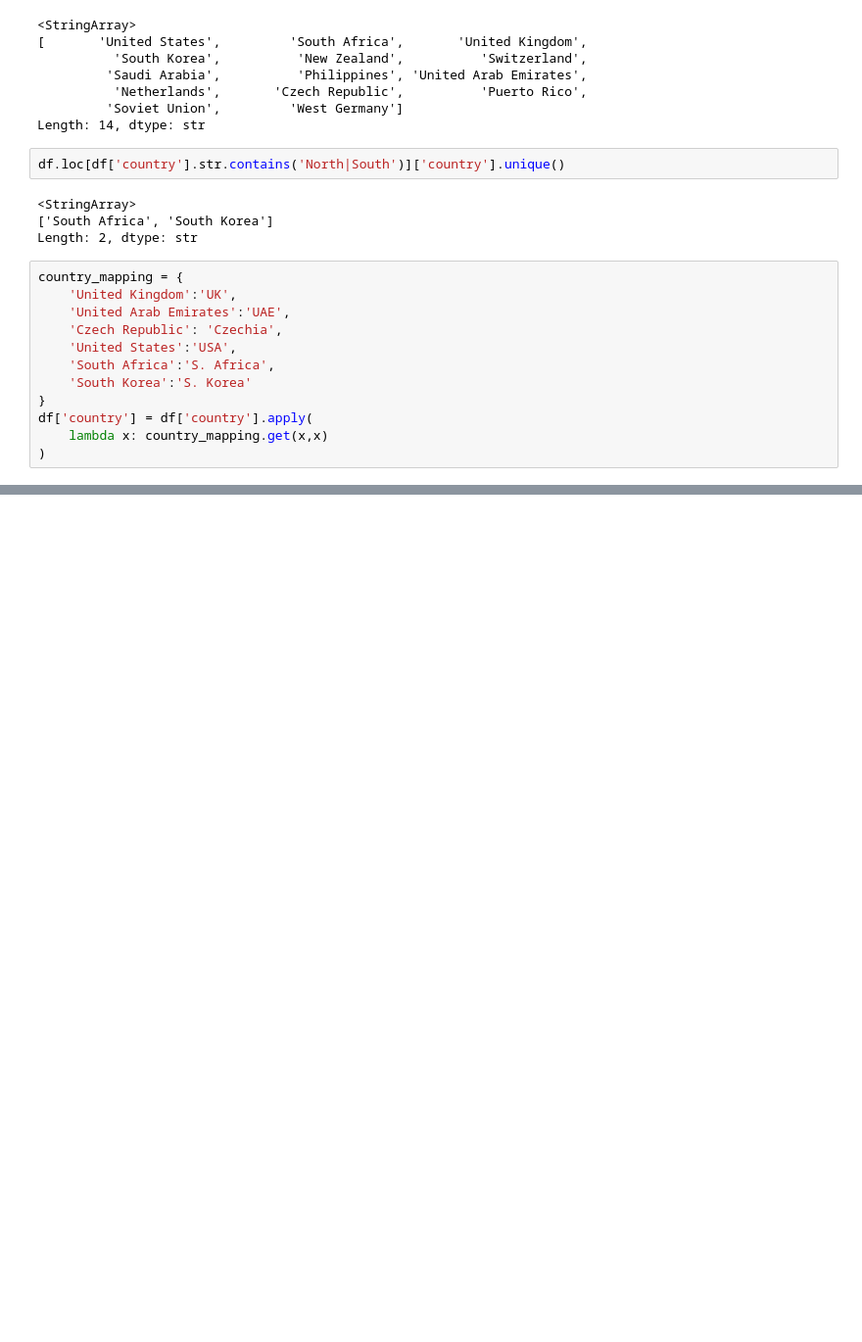
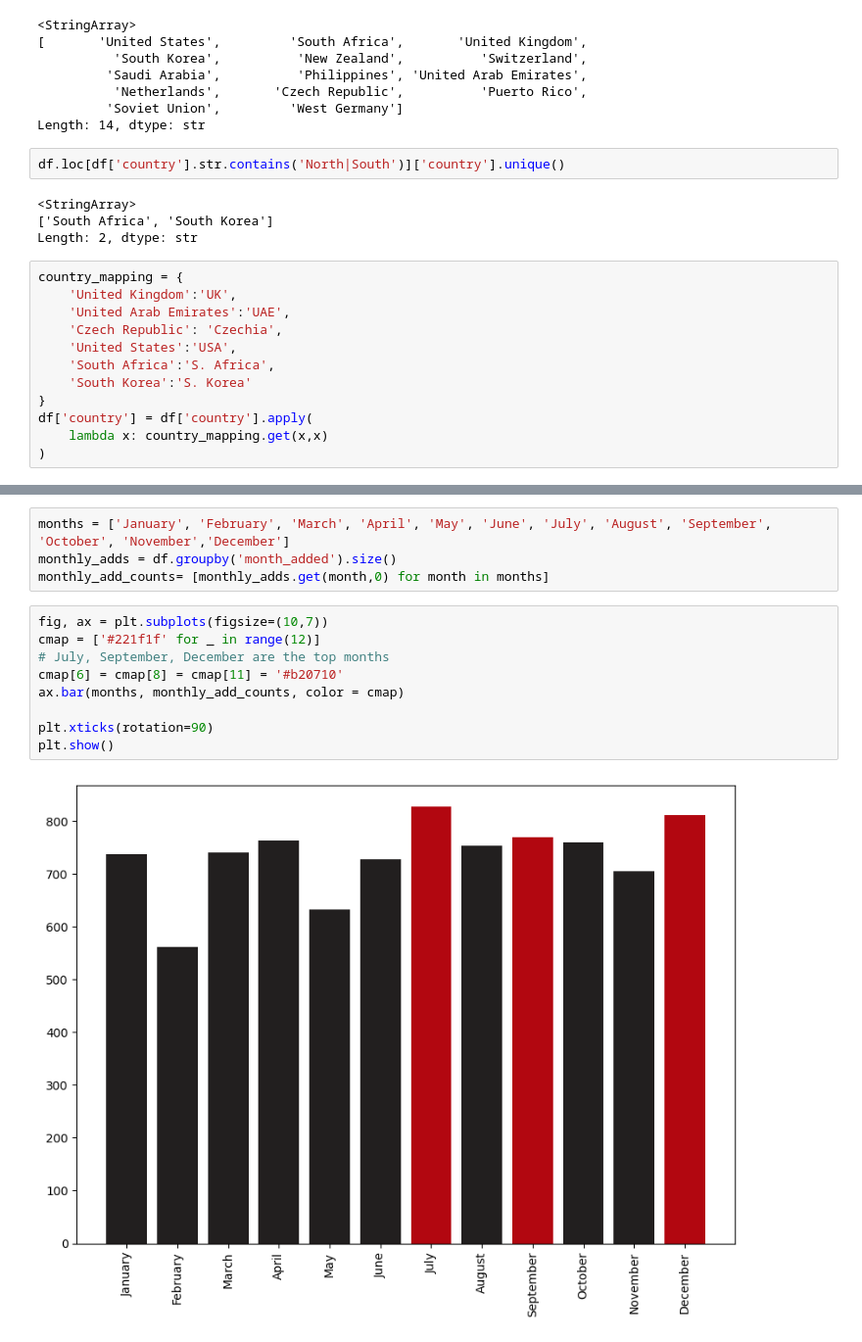
Before and after one commit to cafesmire/notebooks, a Jupyter notebook: netflix/netflix_eda.ipynb, the cells around one changed output, grey strips where cells are left out. Shown at 98% size. Saved outputs shown, nothing was run; the diff lists cells and outputs as text; blank space fills up the shorter version.

```diff
--- a/netflix/netflix_eda.ipynb
+++ b/netflix/netflix_eda.ipynb
@@ -228,0 +239,15 @@ np.triu_indices_from(mask)
+# %%
+months = ['January', 'February', 'March', 'April', 'May', 'June', 'July', 'August', 'September', 'October', 'November','December']
+monthly_adds = df.groupby('month_added').size()
+monthly_add_counts= [monthly_adds.get(month,0) for month in months]
+# %%
+fig, ax = plt.subplots(figsize=(10,7))
+cmap = ['#221f1f' for _ in range(12)]
+# July, September, December are the top months
+cmap[6] = cmap[8] = cmap[11] = '#b20710'
+ax.bar(months, monthly_add_counts, color = cmap)
+
+plt.xticks(rotation=90)
+plt.show()
+# %% [output]
+[figure, added]
```
Also changed, not shown: parts of 14 cells of this notebook.
